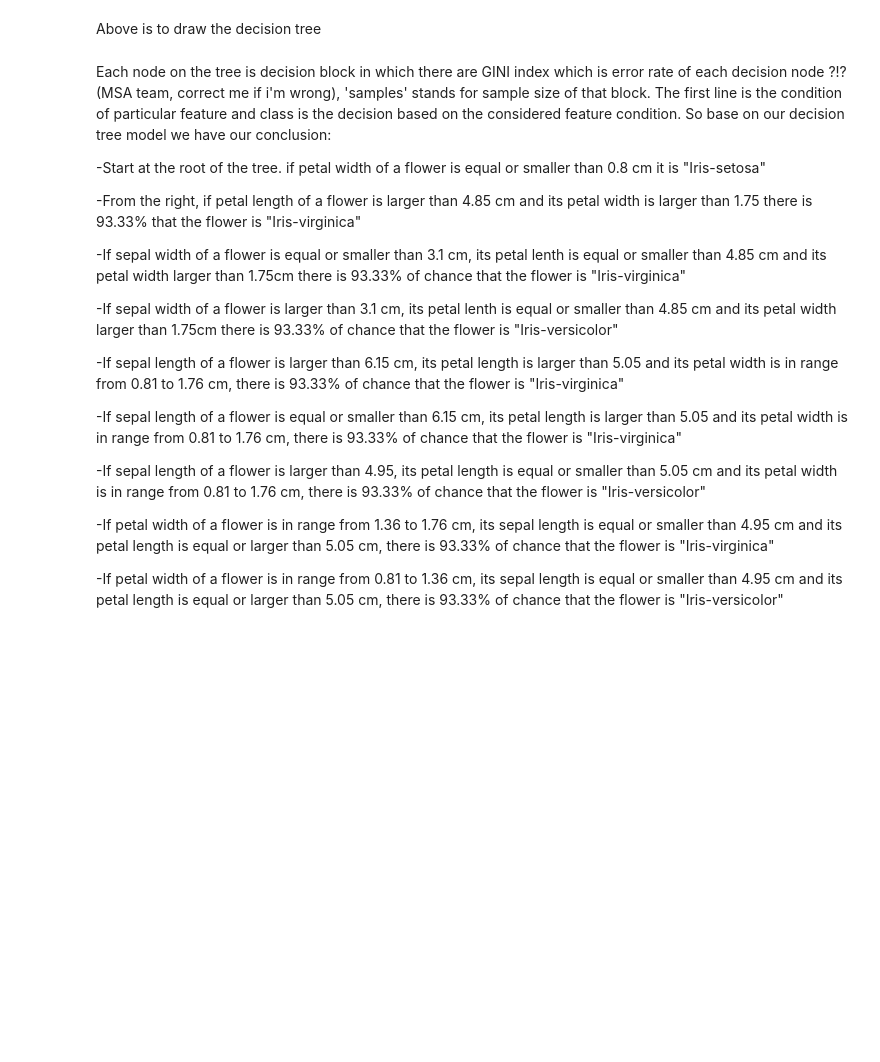
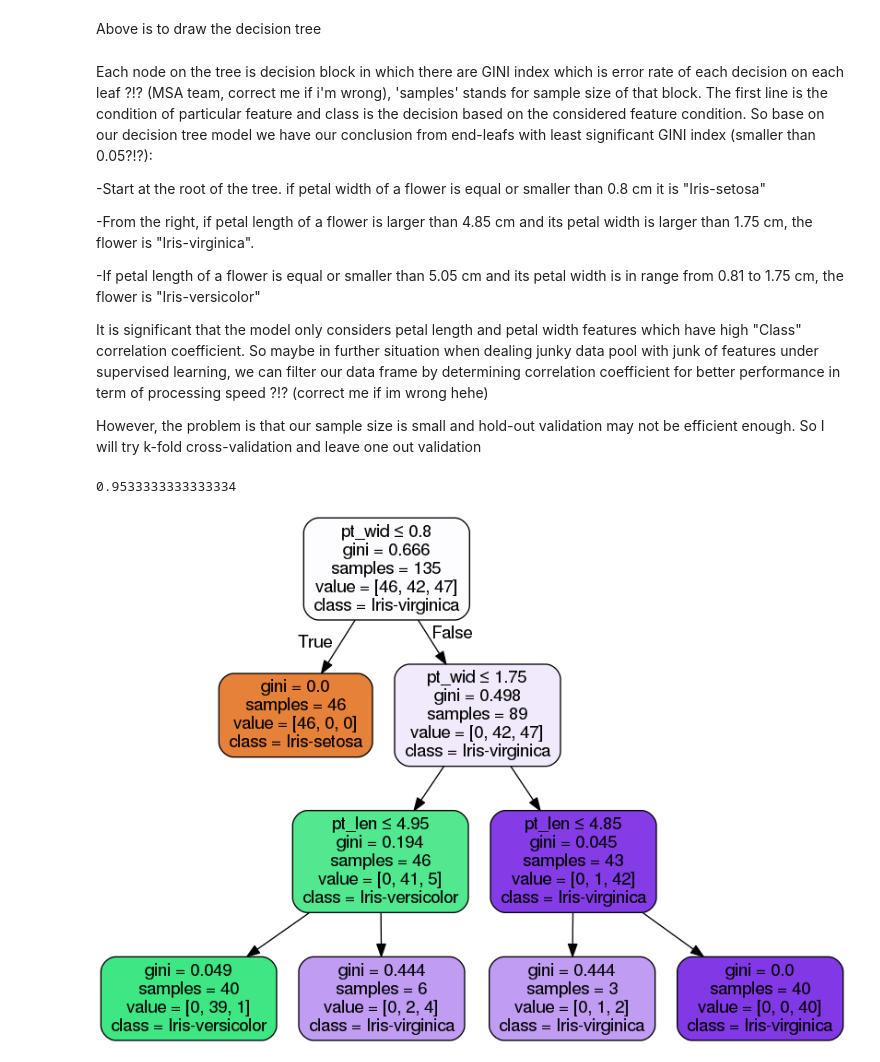
Before and after one commit to annguyen2606/MSA-Project-Iris-Dataset, a Jupyter notebook: Iris.ipynb, the cells around one changed output. Saved outputs shown, nothing was run; the diff lists cells and outputs as text; code cells hidden in the pictures; blank space fills up the shorter version.

```diff
--- a/Iris.ipynb
+++ b/Iris.ipynb
@@ -116,23 +144,39 @@ Image(graph.create_png())
 # %% [markdown]
 Above is to draw the decision tree
 # %% [markdown]
-Each node on the tree is decision block in which there are GINI index which is error rate of each decision node ?!? (MSA team, correct me if i'm wrong), 'samples' stands for sample size of that block. The first line is the condition of particular feature and class is the decision based on the considered feature condition.
-So base on our decision tree model we have our conclusion:
+Each node on the tree is decision block in which there are GINI index which is error rate of each decision on each leaf ?!? (MSA team, correct me if i'm wrong), 'samples' stands for sample size of that block. The first line is the condition of particular feature and class is the decision based on the considered feature condition.
+So base on our decision tree model we have our conclusion from end-leafs with least significant GINI index (smaller than 0.05?!?):
 
 -Start at the root of the tree. if petal width of a flower is equal or smaller than 0.8 cm it is "Iris-setosa"
 
--From the right, if petal length of a flower is larger than 4.85 cm and its petal width is larger than 1.75 there is 93.33% that the flower is "Iris-virginica"
+-From the right, if petal length of a flower is larger than 4.85 cm and its petal width is larger than 1.75 cm, the flower is "Iris-virginica".
 
--If sepal width of a flower is equal or smaller than 3.1 cm, its petal lenth is equal or smaller than 4.85 cm and its petal width larger than 1.75cm there is 93.33% of chance that the flower is "Iris-virginica"
+-If petal length of a flower is equal or smaller than 5.05 cm and its petal width is in range from 0.81 to 1.75 cm, the flower is "Iris-versicolor"
 
--If sepal width of a flower is larger than 3.1 cm, its petal lenth is equal or smaller than 4.85 cm and its petal width larger than 1.75cm there is 93.33% of chance that the flower is "Iris-versicolor"
+It is significant that the model only considers petal length and petal width features which have high "Class" correlation coefficient. So maybe in further situation when dealing junky data pool with junk of features under supervised learning, we can filter our data frame by determining correlation coefficient for better performance in term of processing speed ?!? (correct me if im wrong hehe)
 
--If sepal length of a flower is larger than 6.15 cm, its petal length is larger than 5.05 and its petal width is in range from 0.81 to 1.76 cm, there is 93.33% of chance that the flower is "Iris-virginica"
-
--If sepal length of a flower is equal or smaller  than 6.15 cm, its petal length is larger than 5.05 and its petal width is in range from 0.81 to 1.76 cm, there is 93.33% of chance that the flower is "Iris-virginica"
-
--If sepal length of a flower is larger than 4.95, its petal length is equal or smaller than 5.05 cm and its petal width is in range from 0.81 to 1.76 cm, there is 93.33% of chance that the flower is "Iris-versicolor"
-
--If petal width of a flower is in range from 1.36 to 1.76 cm, its sepal length is equal or smaller than 4.95 cm and its petal length is equal or larger than 5.05 cm, there is 93.33% of chance that the flower is "Iris-virginica"
-
--If petal width of a flower is in range from 0.81 to 1.36 cm, its sepal length is equal or smaller than 4.95 cm and its petal length is equal or larger than 5.05 cm, there is 93.33% of chance that the flower is "Iris-versicolor"
+However, the problem is that our sample size is small and hold-out validation may not be efficient enough. So I will try k-fold cross-validation and leave one out validation
+# %%
+from sklearn.model_selection import KFold
+secTree = DecisionTreeClassifier(max_depth = 3)
+kFold = KFold(n_splits = 10, shuffle = True) #I use k = 5 here
+kFold_ClassLabel = irisData['class']
+tmpRes = [] #this to store iterated accuracy rates
+for i in range(kFold.get_n_splits(df)): #As k = 5 means we are gonna iterate our data sample five times
+    tmp = next(kFold.split(df, None)) #kFlold.split return nested array in format [train index][test index]
+    train_x, train_y = df.iloc[tmp[0]] , kFold_ClassLabel.iloc[tmp[0]] #delare train set
+    test_x, test_y = df.iloc[tmp[1]] , kFold_ClassLabel.iloc[tmp[1]] #declare test set
+    secTree.fit(train_x,train_y)
+    pre = secTree.predict(test_x)
+    acc = metrics.accuracy_score(pre, test_y)
+    tmpRes.append(acc)
+print(np.mean(tmpRes))
+dot_data = StringIO()
+export_graphviz(secTree, out_file=dot_data,
+                filled=True, rounded=True,
+                special_characters=True, feature_names = df.columns, class_names = treeClsObj.classes_)
+graph = pydotplus.graph_from_dot_data(dot_data.getvalue())
+Image(graph.create_png())
+# %% [output]
+0.9533333333333334
+[figure, added]
```
Also changed, not shown: parts of 11 cells of this notebook.
